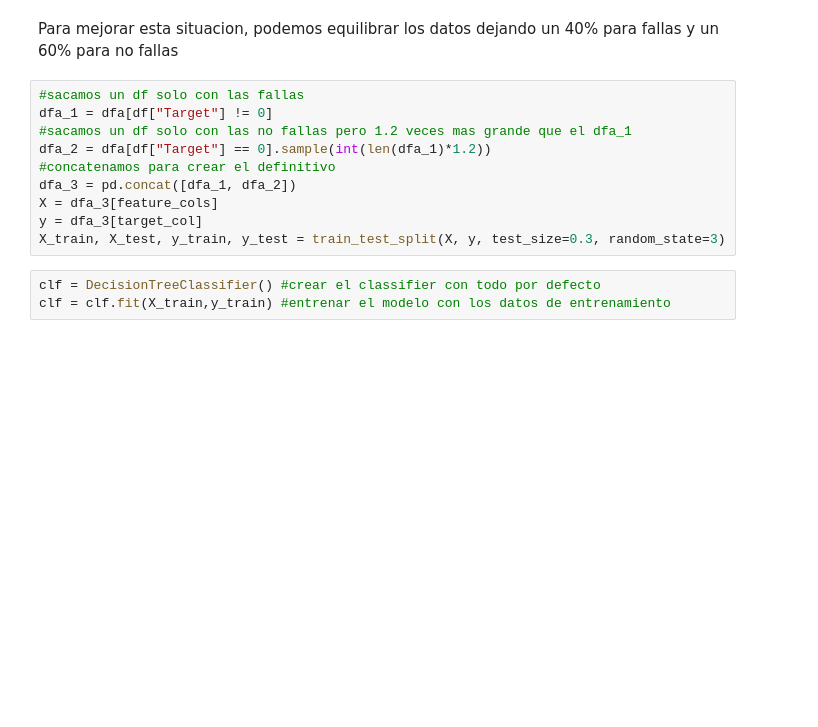
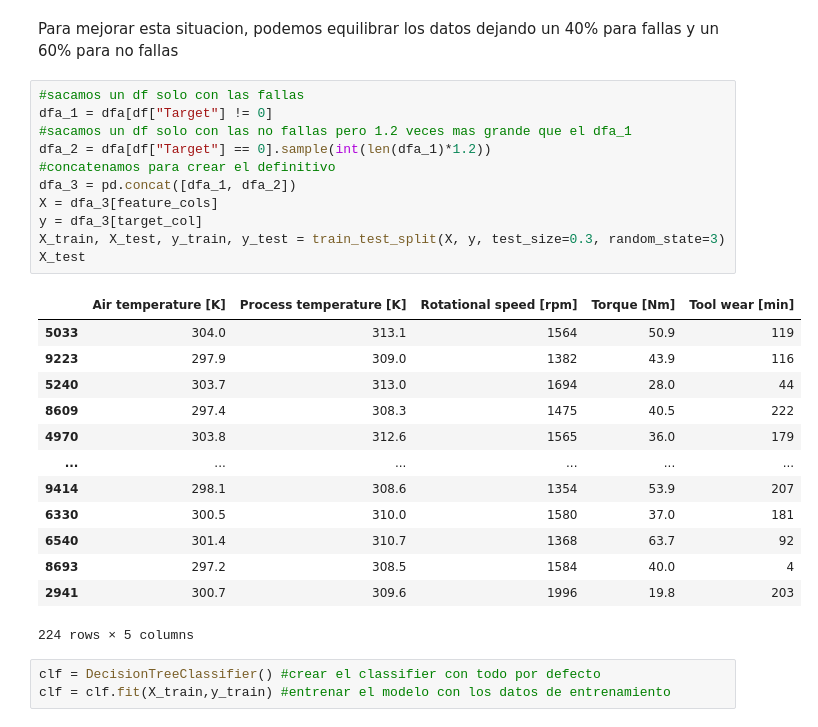
Before and after one commit to JDContreras/Predictive-Maintenance_RandomForest, a Jupyter notebook: RandomForest.ipynb, the cells around one changed output. Drawn from its saved outputs; the diff is of its cells as text; blank space fills up the shorter version.

```diff
--- a/RandomForest.ipynb
+++ b/RandomForest.ipynb
@@ -220,13 +237,28 @@ Para mejorar esta situacion, podemos equilibrar los datos dejando un 40% para fa
 # %%
 #sacamos un df solo con las fallas
 dfa_1 = dfa[df["Target"] != 0]
 #sacamos un df solo con las no fallas pero 1.2 veces mas grande que el dfa_1
 dfa_2 = dfa[df["Target"] == 0].sample(int(len(dfa_1)*1.2))
 #concatenamos para crear el definitivo
 dfa_3 = pd.concat([dfa_1, dfa_2])
 X = dfa_3[feature_cols]
 y = dfa_3[target_col]
 X_train, X_test, y_train, y_test = train_test_split(X, y, test_size=0.3, random_state=3)
+X_test
+# %% [output]
+|  | Air temperature [K] | Process temperature [K] | Rotational speed [rpm] | Torque [Nm] | Tool wear [min] |
+| 5033 | 304.0 | 313.1 | 1564 | 50.9 | 119 |
+| 9223 | 297.9 | 309.0 | 1382 | 43.9 | 116 |
+| 5240 | 303.7 | 313.0 | 1694 | 28.0 | 44 |
+| 8609 | 297.4 | 308.3 | 1475 | 40.5 | 222 |
+| 4970 | 303.8 | 312.6 | 1565 | 36.0 | 179 |
+| ... | ... | ... | ... | ... | ... |
+| 9414 | 298.1 | 308.6 | 1354 | 53.9 | 207 |
+| 6330 | 300.5 | 310.0 | 1580 | 37.0 | 181 |
+| 6540 | 301.4 | 310.7 | 1368 | 63.7 | 92 |
+| 8693 | 297.2 | 308.5 | 1584 | 40.0 | 4 |
+| 2941 | 300.7 | 309.6 | 1996 | 19.8 | 203 |
+224 rows × 5 columns
 # %%
 clf = DecisionTreeClassifier() #crear el classifier con todo por defecto
 clf = clf.fit(X_train,y_train) #entrenar el modelo con los datos de entrenamiento
```
Also changed, not shown: parts of 12 cells of this notebook.
